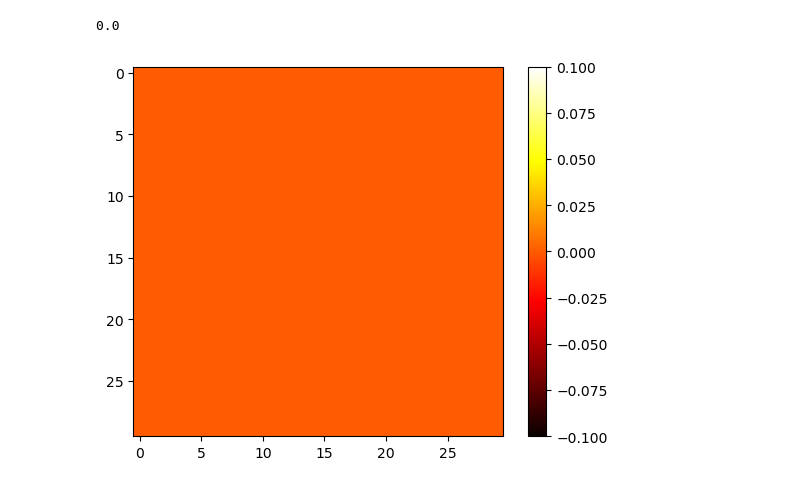
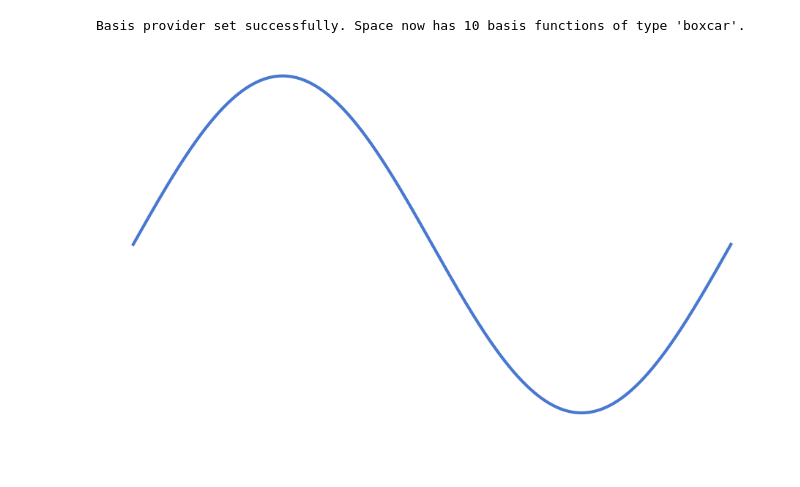
Before and after one commit to da380/pygeoinf, a Jupyter notebook: pygeoinf/interval/demos/test.ipynb, the cells around one changed output. Cells and saved outputs as stored; diff of their text form; code cells hidden in the pictures.

```diff
--- a/pygeoinf/interval/demos/test.ipynb
+++ b/pygeoinf/interval/demos/test.ipynb
@@ -82,7 +0,0 @@ plt.colorbar()
-# %%
-plt.imshow(C_0_mat_ - C_0_mat, cmap='hot', interpolation='nearest')
-plt.colorbar()
-print(np.max(C_0_mat_ - C_0_mat))
-# %% [output]
-0.0
-[figure, removed]
@@ -88,0 +13,38 @@ print(np.max(C_0_mat_ - C_0_mat))
+# %%
+# Create model space
+function_domain = IntervalDomain(0, 1)
+N = 10
+M = L2Space(N, function_domain, basis_type='none')
+# %%
+# Create basis functions
+width = function_domain.length / N
+centers = np.linspace(function_domain.a + width / 2, function_domain.b - width / 2, N)
+boxcar_provider = fp.BoxCarFunctionProvider(M, default_width=width, centers=centers, normalize=True)
+basis_provider = BasisProvider(M, boxcar_provider, basis_type='boxcar')
+
+M.set_basis_provider(basis_provider)
+# %% [output]
+Basis provider set successfully. Space now has 10 basis functions of type 'boxcar'.
+# %%
+# Create true model
+m_bar = Function(M, evaluate_callable=lambda x: np.sin(2 * np.pi * x))
+
+# Plot without title, axes, grid, or frame with thicker line
+ax = m_bar.plot(linewidth=3)
+ax.set_title('')
+ax.set_xlabel('')
+ax.set_ylabel('')
+ax.set_xticks([])
+ax.set_yticks([])
+ax.grid(False)
+
+# Remove the frame/outline
+for spine in ax.spines.values():
+    spine.set_visible(False)
+
+# Save as JPEG with high DPI
+plt.savefig('m_bar_plot.jpg', format='jpeg', dpi=300, bbox_inches='tight',
+            facecolor='white', edgecolor='none')
+plt.show()
+# %% [output]
+[figure, added]
```
Also changed, not shown: parts of 22 cells of this notebook, 28 other files.
